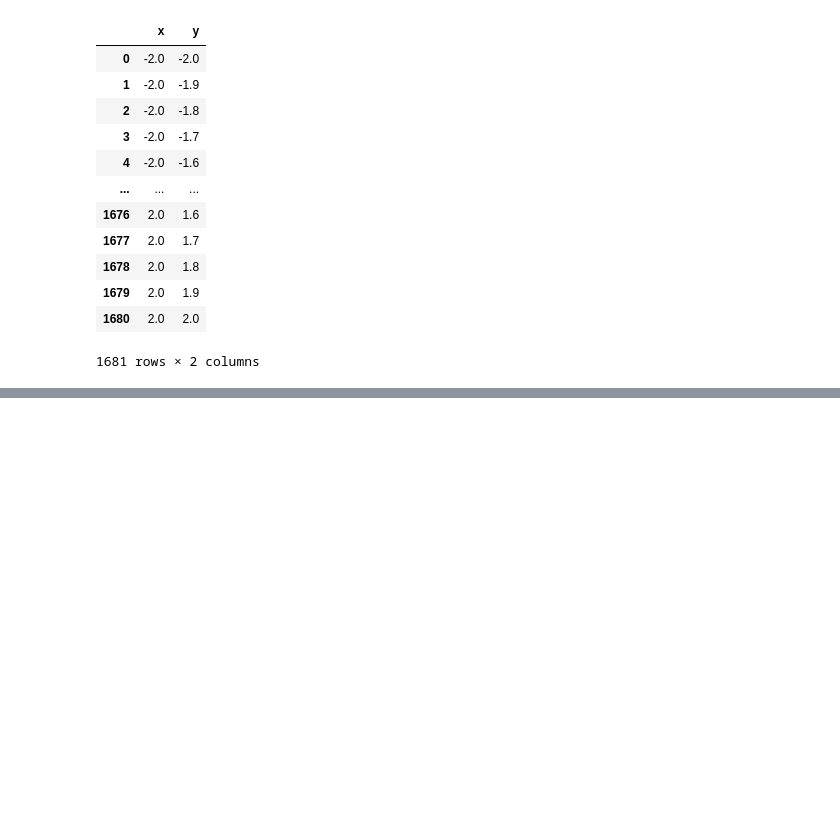
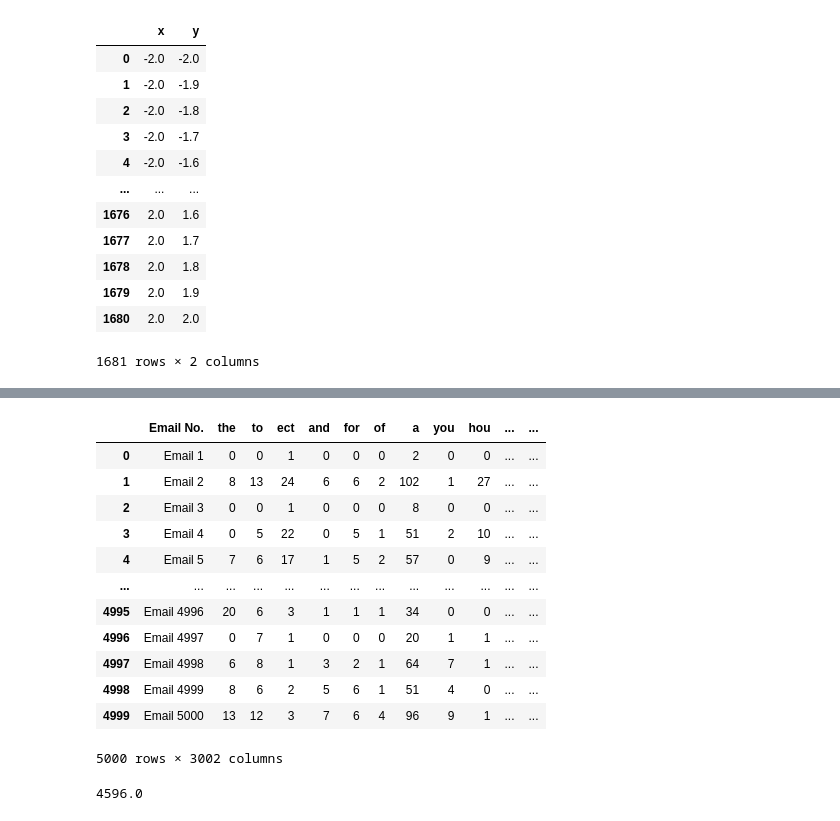
Before and after one commit to Nick-Boddy/CS760-HW3-Regression-kNN, a Jupyter notebook: knn.ipynb, the cells around one changed output, grey strips where cells are left out. Drawn from its saved outputs; the diff is of its cells as text; code cells hidden in the pictures; blank space fills up the shorter version.

```diff
--- a/knn.ipynb
+++ b/knn.ipynb
@@ -84,0 +88,17 @@ plt.show()
+# %%
+emails = pd.read_csv('./hw3Data/emails.csv')
+emails
+# %% [output]
+|  | Email No. | the | to | ect | and | for | of | a | you | hou | ... | ... |
+| 0 | Email 1 | 0 | 0 | 1 | 0 | 0 | 0 | 2 | 0 | 0 | ... | ... |
+| 1 | Email 2 | 8 | 13 | 24 | 6 | 6 | 2 | 102 | 1 | 27 | ... | ... |
+| 2 | Email 3 | 0 | 0 | 1 | 0 | 0 | 0 | 8 | 0 | 0 | ... | ... |
+| 3 | Email 4 | 0 | 5 | 22 | 0 | 5 | 1 | 51 | 2 | 10 | ... | ... |
+| 4 | Email 5 | 7 | 6 | 17 | 1 | 5 | 2 | 57 | 0 | 9 | ... | ... |
+| ... | ... | ... | ... | ... | ... | ... | ... | ... | ... | ... | ... | ... |
+| 4995 | Email 4996 | 20 | 6 | 3 | 1 | 1 | 1 | 34 | 0 | 0 | ... | ... |
+| 4996 | Email 4997 | 0 | 7 | 1 | 0 | 0 | 0 | 20 | 1 | 1 | ... | ... |
+| 4997 | Email 4998 | 6 | 8 | 1 | 3 | 2 | 1 | 64 | 7 | 1 | ... | ... |
+| 4998 | Email 4999 | 8 | 6 | 2 | 5 | 6 | 1 | 51 | 4 | 0 | ... | ... |
+| 4999 | Email 5000 | 13 | 12 | 3 | 7 | 6 | 4 | 96 | 9 | 1 | ... | ... |
+5000 rows × 3002 columns
@@ -84,0 +120,4 @@ plt.show()
+# %%
+distance_matrix[0]
+# %% [output]
+4596.0
```
Also changed, not shown: parts of 10 cells of this notebook, 5 other files.
